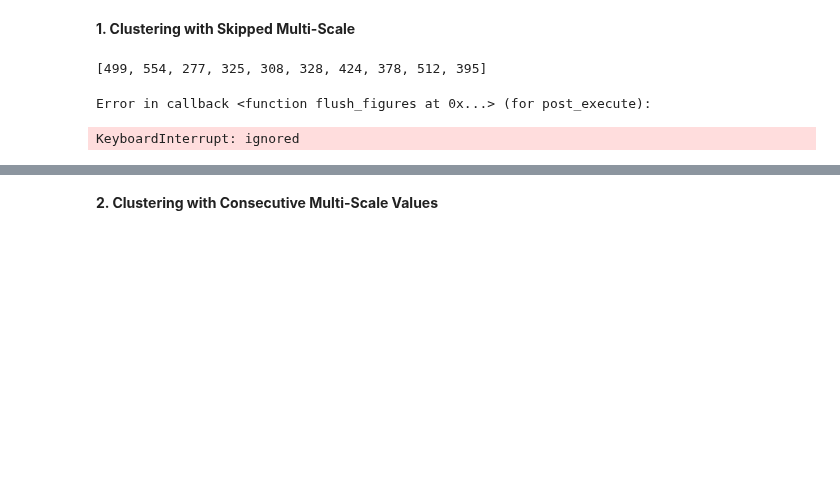
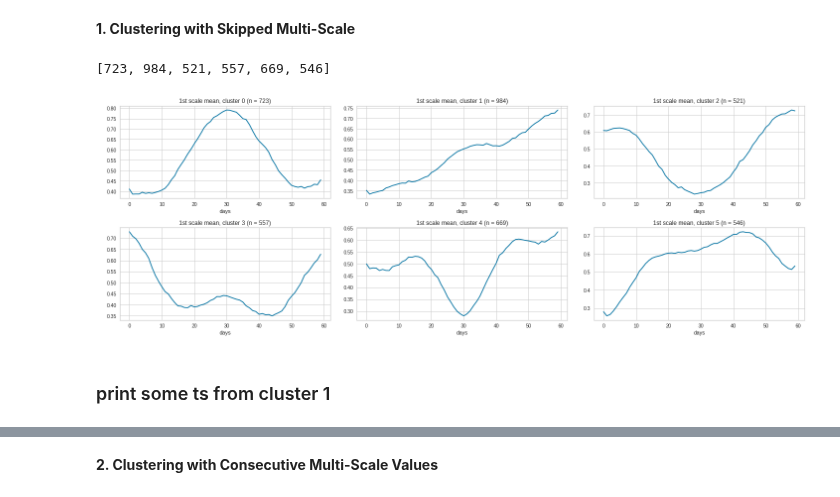
Before and after one commit to mtchibozo/Capstone-Fall-2020, a Jupyter notebook: padded_skipped_fourier_clustering.ipynb, the cells around one changed output, grey strips where cells are left out. Drawn from its saved outputs; the diff is of its cells as text; code cells hidden in the pictures; blank space fills up the shorter version.

```diff
--- a/padded_skipped_fourier_clustering.ipynb
+++ b/padded_skipped_fourier_clustering.ipynb
@@ -31,15 +54,16 @@ Requirement already satisfied: setuptools in /usr/local/lib/python3.6/dist-packa
 from tslearn.clustering import TimeSeriesKMeans
 # %%
 #Skipped values
-km_skipped = TimeSeriesKMeans(n_clusters=10, max_iter=5,random_state=0).fit(skipped_values)
+num_clus = 6
+km_skipped = TimeSeriesKMeans(n_clusters=num_clus, max_iter=5,random_state=0).fit(skipped_values)
 clusters_skipped = km_skipped.predict(skipped_values)
 # %%
 #Dictionnaries with keys = clusters, values = list of the chunks in that cluster
 dict_skipped = {}
 
-for i in range(0,10):
+for i in range(0,num_clus):
   dict_skipped[i] = list()
 
-for ind, arr in enumerate(skipped_values):
+for ind, arr in enumerate(skipped_values_original):
   dict_skipped[clusters_skipped[ind]].append(arr)
 # %%
@@ -49,14 +73,14 @@ copy_skipped = dict_skipped
 clusters_n = [len(j) for j in dict_skipped.values()]
 clusters_n
 # %% [output]
-[499, 554, 277, 325, 308, 328, 424, 378, 512, 395]
+[723, 984, 521, 557, 669, 546]
 # %%
 #Create a dataframe with each column = mean of the values of each chunk in the cluster for that day
-for i in range(0,10):
+for i in range(0,num_clus):
   #Concatenate all arrays into dataframe
   dict_skipped[i] = pd.DataFrame(np.concatenate(dict_skipped[i], axis=1)).replace(0,np.nan)
 
-for i in range(0,10):
+for i in range(0,num_clus):
   #Compute the mean for each scale
   col_con = dict_skipped[i].loc[:,0::3]
   col_2s = dict_skipped[i].loc[:,1::3]
@@ -67,24 +91,25 @@ for i in range(0,10):
 # %%
 #Plotting the results
 import seaborn as sns
 import matplotlib.pyplot as plt
 
-fig, ax = plt.subplots(2, 5, figsize = (20,7))
+fig, ax = plt.subplots(2, 3, figsize = (20,7))
 
-for i in range(0,10):
-  if i < 5:
+for i in range(0,num_clus):
+  if i < 3:
     sns.lineplot(data = dict_skipped[i]['consecutive_mean'], ax = ax[0, int(i)])
     ax[0,int(i)].set_title('1st scale mean, cluster ' + str(i) + ' (n = '+ str(clusters_n[int(i)])+')')
     ax[0,int(i)].set_ylabel(' ')
     ax[0,int(i)].set_xlabel('days')
 
   else:
-    sns.lineplot(data = dict_skipped[i]['consecutive_mean'], ax = ax[1, int(5-i)])
-    ax[1,int(i-5)].set_title('1st scale mean, cluster ' + str(i) + ' (n = '+ str(clusters_n[int(i)])+')')
-    ax[1,int(i-5)].set_ylabel(' ')
-    ax[1,int(i-5)].set_xlabel('days')
+    sns.lineplot(data = dict_skipped[i]['consecutive_mean'], ax = ax[1, int(3-i)])
+    ax[1,int(i-3)].set_title('1st scale mean, cluster ' + str(i) + ' (n = '+ str(clusters_n[int(i)])+')')
+    ax[1,int(i-3)].set_ylabel(' ')
+    ax[1,int(i-3)].set_xlabel('days')
 
 plt.tight_layout()
 # %% [output]
-Error in callback <function flush_figures at 0x...> (for post_execute):
-KeyboardInterrupt: ignored
+[figure, added]
+# %% [markdown]
+### print some ts from cluster 1
```
Also changed, not shown: parts of 24 cells of this notebook.
